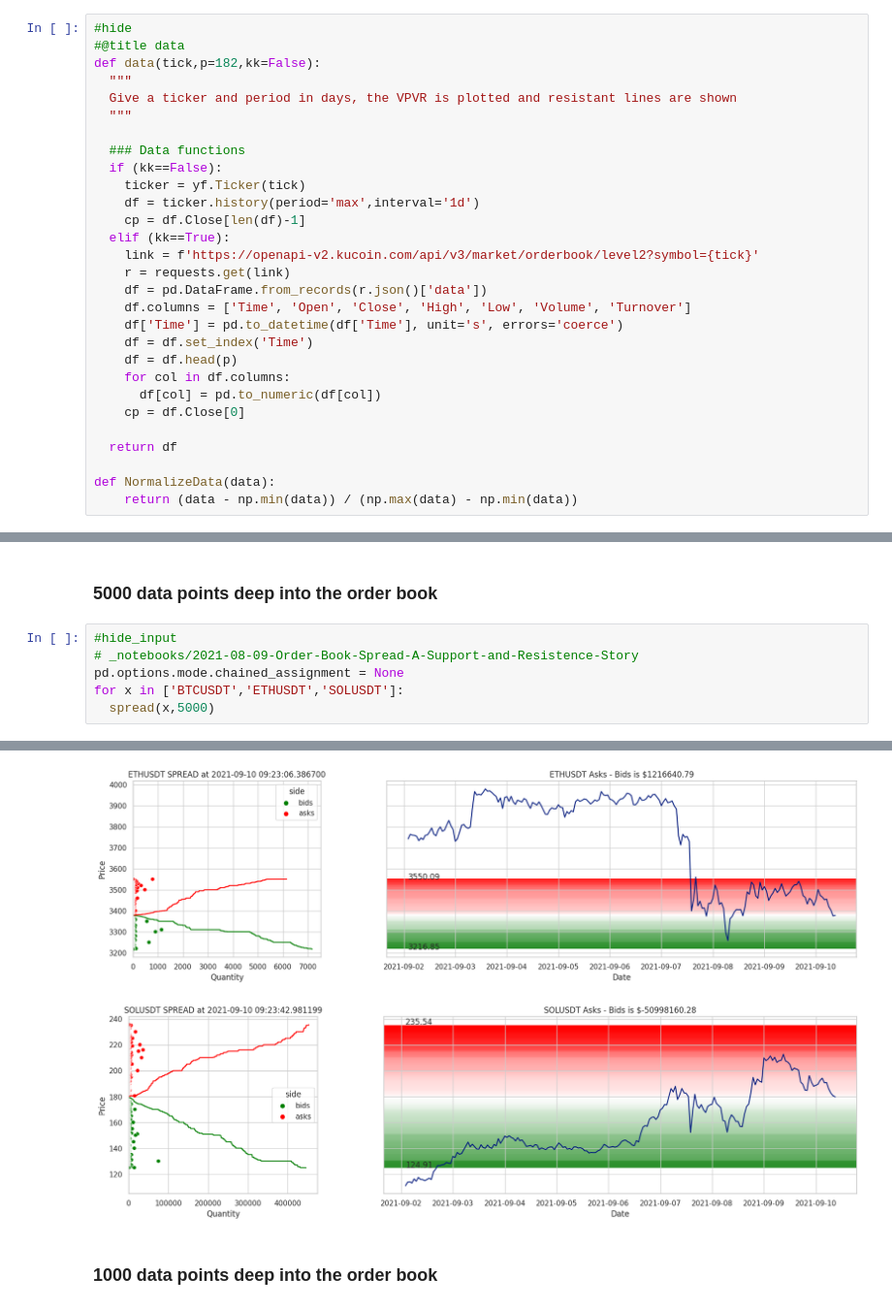
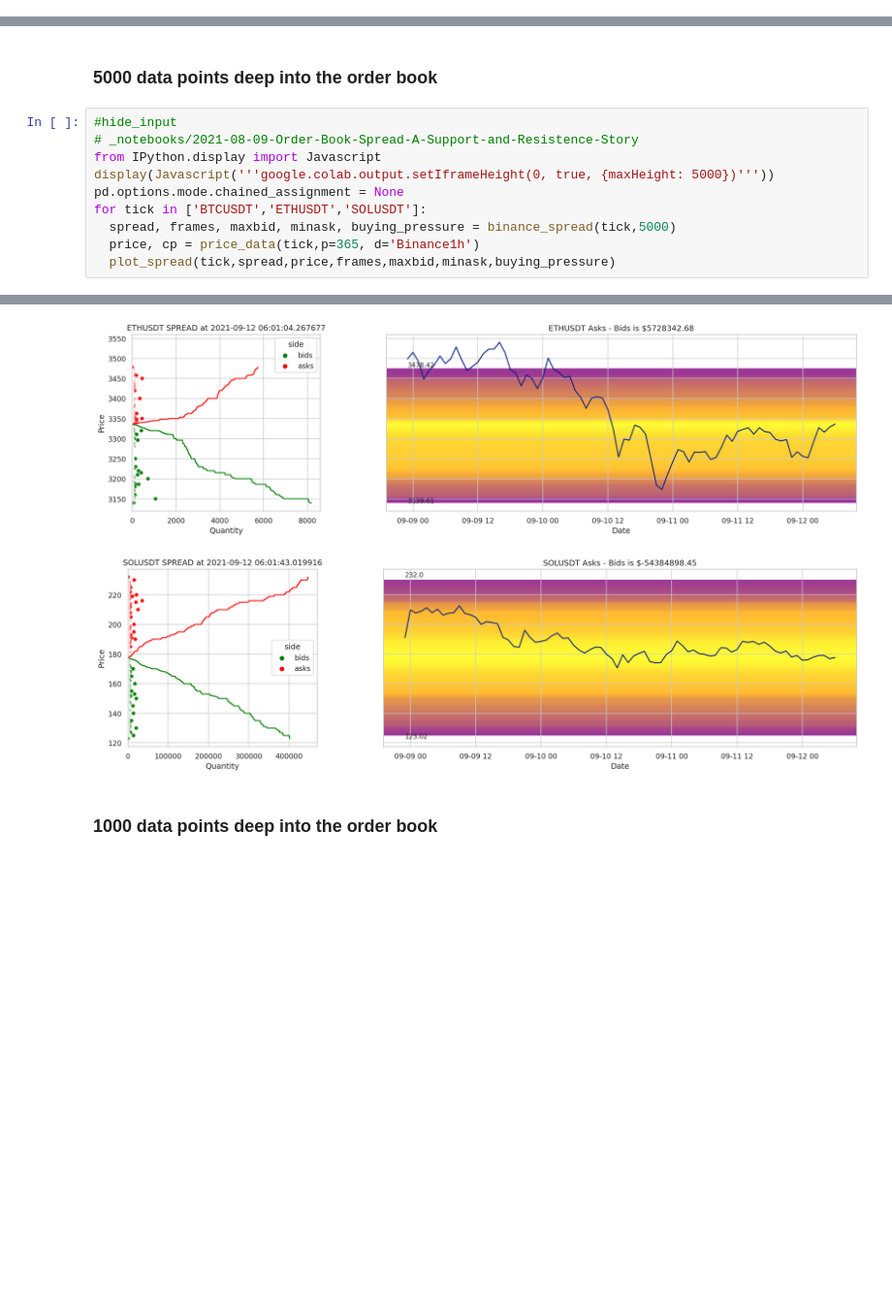
Before and after one commit to CodeByHarri/blog, a Jupyter notebook: _notebooks/2021-08-09-Order-Book-Spread-A-Support-and-Resistence-Story.ipynb, the cells around one changed output, grey strips where cells are left out. Shown at 97% size. Cells and saved outputs as stored; diff of their text form; blank space fills up the shorter version.

```diff
--- a/_notebooks/2021-08-09-Order-Book-Spread-A-Support-and-Resistence-Story.ipynb
+++ b/_notebooks/2021-08-09-Order-Book-Spread-A-Support-and-Resistence-Story.ipynb
@@ -65,31 +65,2 @@ Requirement already satisfied: urllib3!=1.25.0,!=1.25.1,<1.26,>=1.21.1 in /usr/l
-# %%
-#hide
-#@title data
-def data(tick,p=182,kk=False):
-  """
-  Give a ticker and period in days, the VPVR is plotted and resistant lines are shown
-  """
-
-  ### Data functions
-  if (kk==False):
-    ticker = yf.Ticker(tick)
-    df = ticker.history(period='max',interval='1d')
-    cp = df.Close[len(df)-1]
-  elif (kk==True):
-    link = f'https://openapi-v2.kucoin.com/api/v3/market/orderbook/level2?symbol={tick}'
-    r = requests.get(link)
-    df = pd.DataFrame.from_records(r.json()['data'])
-    df.columns = ['Time', 'Open', 'Close', 'High', 'Low', 'Volume', 'Turnover']
-    df['Time'] = pd.to_datetime(df['Time'], unit='s', errors='coerce')
-    df = df.set_index('Time')
-    df = df.head(p)
-    for col in df.columns:
-      df[col] = pd.to_numeric(df[col])
-    cp = df.Close[0]
-
-  return df
-
-def NormalizeData(data):
-    return (data - np.min(data)) / (np.max(data) - np.min(data))
 # %%
 #hide
@@ -212,7 +353,11 @@ This could be seen as an indicator into strong supports and resistances, for imm
 # %%
 #hide_input
 # _notebooks/2021-08-09-Order-Book-Spread-A-Support-and-Resistence-Story
+from IPython.display import Javascript
+display(Javascript('''google.colab.output.setIframeHeight(0, true, {maxHeight: 5000})'''))
 pd.options.mode.chained_assignment = None
-for x in ['BTCUSDT','ETHUSDT','SOLUSDT']:
-  spread(x,5000)
+for tick in ['BTCUSDT','ETHUSDT','SOLUSDT']:
+  spread, frames, maxbid, minask, buying_pressure = binance_spread(tick,5000)
+  price, cp = price_data(tick,p=365, d='Binance1h')
+  plot_spread(tick,spread,price,frames,maxbid,minask,buying_pressure)
 # %% [output]
@@ -220,4 +366,4 @@ for x in ['BTCUSDT','ETHUSDT','SOLUSDT']:
-[figure, old version]
+[figure, new version]
-[figure, old version]
+[figure, new version]
 # %% [markdown]
 ### 1000 data points deep into the order book
```
Also changed, not shown: parts of 8 cells of this notebook.
